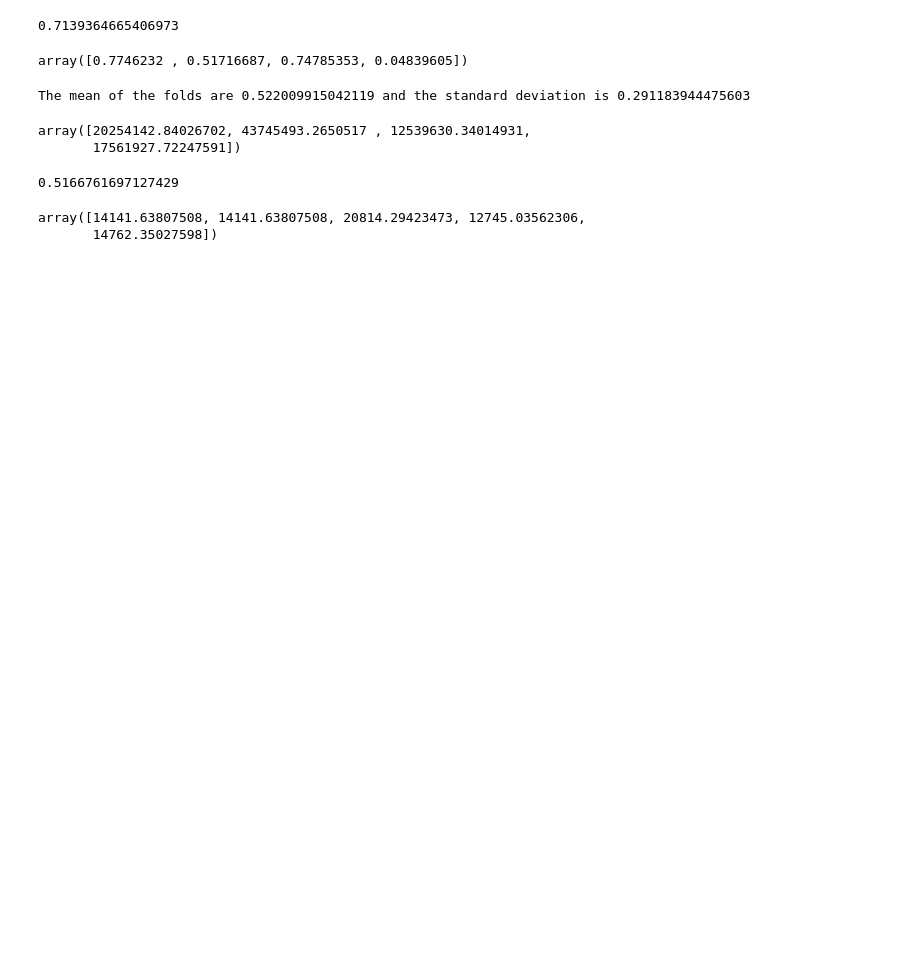
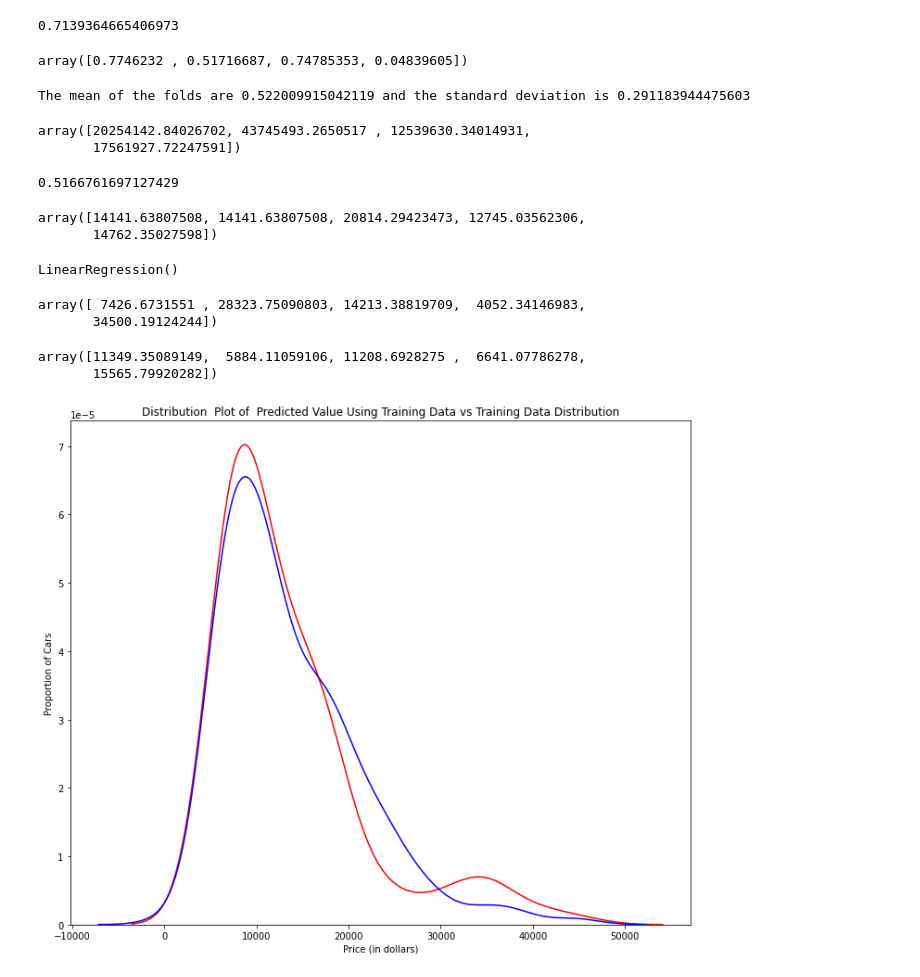
Before and after one commit to PosgradoMNA/actividades-de-aprendizaje-JulioperezA01793880, a Jupyter notebook: Datanalysis_modulo_5_julio_perez.ipynb, the cells around one changed output. Cells and saved outputs as stored; diff of their text form; code cells hidden in the pictures; blank space fills up the shorter version.

```diff
--- a/Datanalysis_modulo_5_julio_perez.ipynb
+++ b/Datanalysis_modulo_5_julio_perez.ipynb
@@ -142,3 +142,20 @@ yhat[0:5]
 # %% [output]
 array([14141.63807508, 14141.63807508, 20814.29423473, 12745.03562306,
        14762.35027598])
+# %%
+lr = LinearRegression()
+lr.fit(x_train[['horsepower', 'curb-weight', 'engine-size', 'highway-mpg']], y_train)
+# %% [output]
+LinearRegression()
+# %%
+yhat_train = lr.predict(x_train[['horsepower', 'curb-weight', 'engine-size', 'highway-mpg']])
+yhat_train[0:5]
+# %% [output]
+array([ 7426.6731551 , 28323.75090803, 14213.38819709,  4052.34146983,
+       34500.19124244])
+# %%
+yhat_test = lr.predict(x_test[['horsepower', 'curb-weight', 'engine-size', 'highway-mpg']])
+yhat_test[0:5]
+# %% [output]
+array([11349.35089149,  5884.11059106, 11208.6928275 ,  6641.07786278,
+       15565.79920282])
@@ -144,0 +166,5 @@ array([14141.63807508, 14141.63807508, 20814.29423473, 12745.03562306,
+# %%
+Title = 'Distribution  Plot of  Predicted Value Using Training Data vs Training Data Distribution'
+DistributionPlot(y_train, yhat_train, "Actual Values (Train)", "Predicted Values (Train)", Title)
+# %% [output]
+[figure, added]
```
Also changed, not shown: parts of 17 cells of this notebook.
